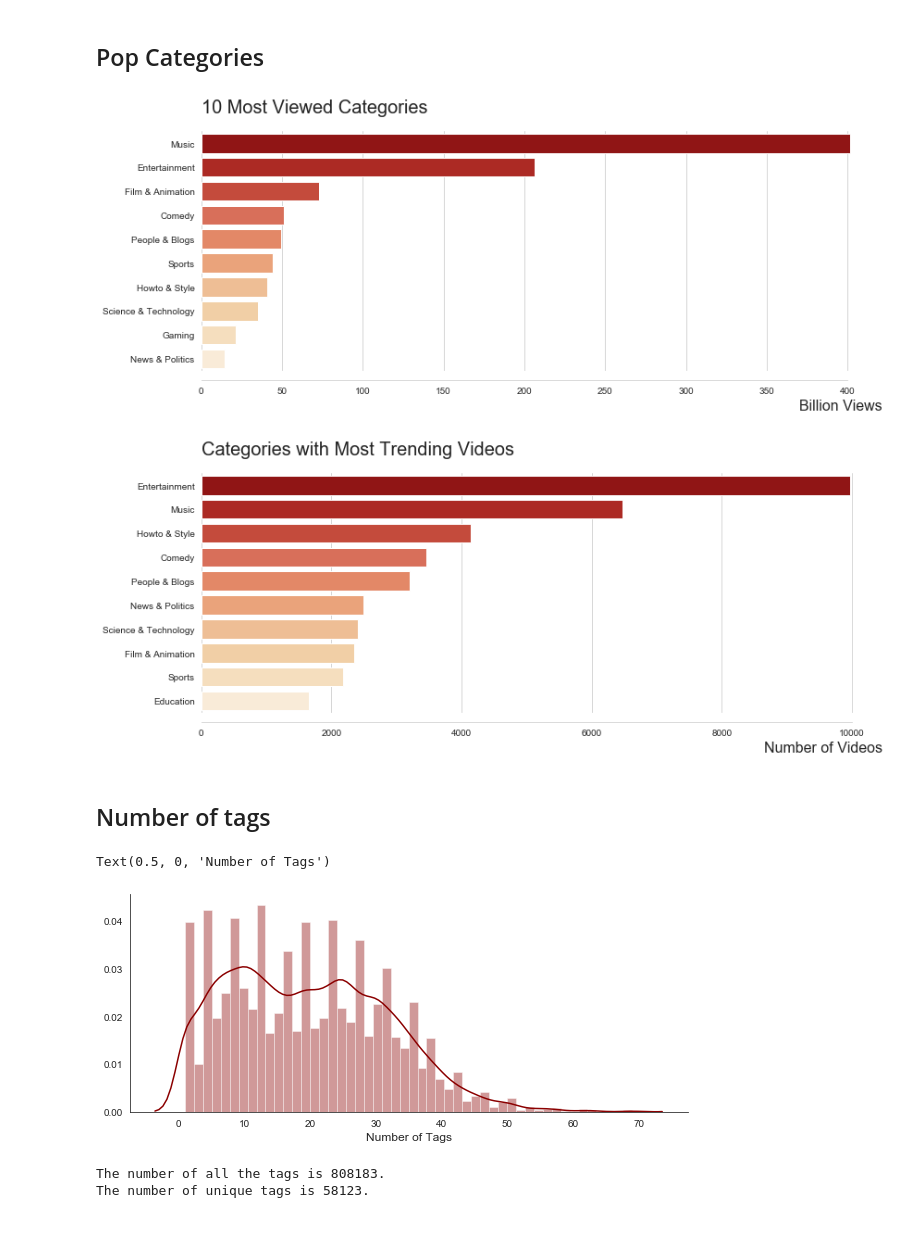
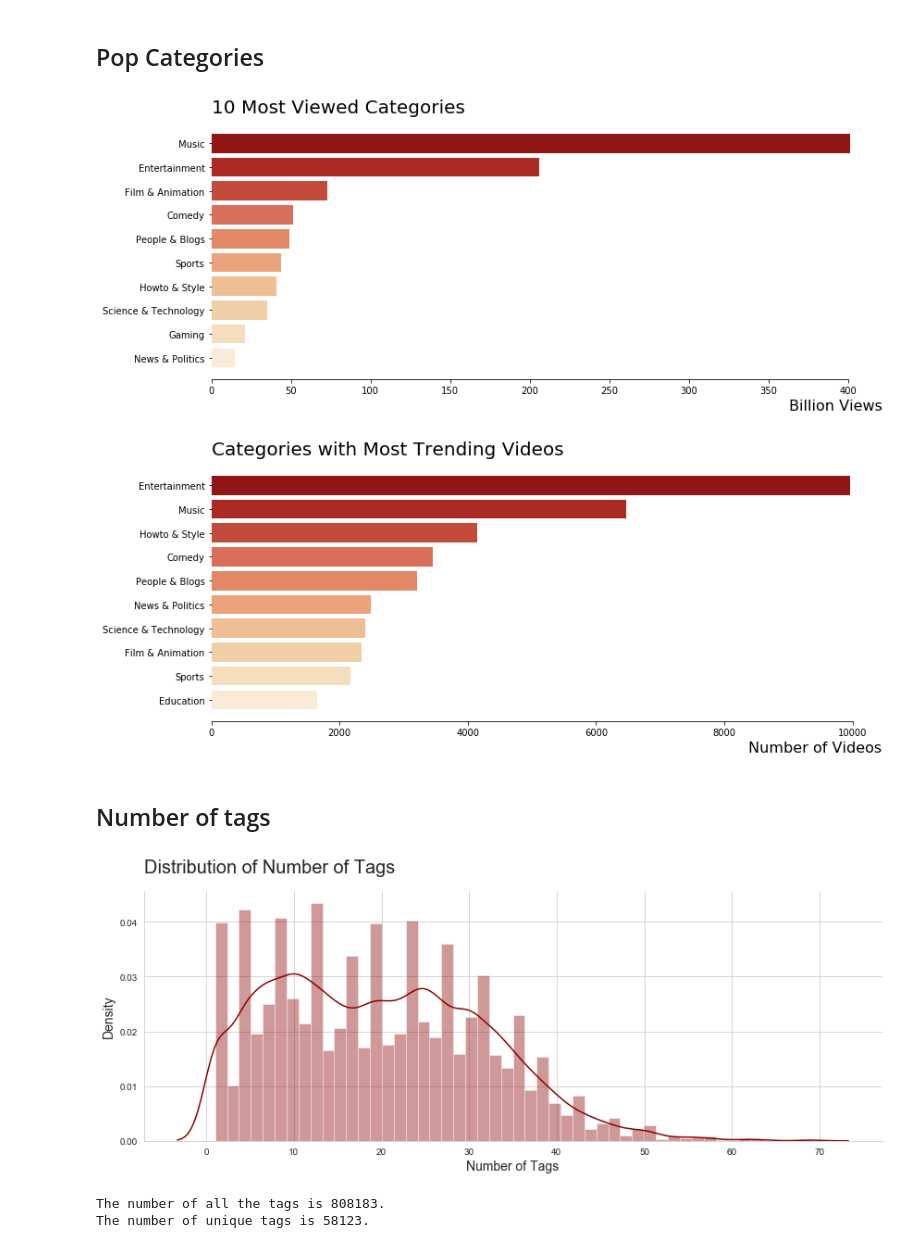
Before and after one commit to ZhaoyiW/YouTube-Trending-Video-Analysis, a Jupyter notebook: DataCleaning.ipynb, the cells around one changed output. Cells and saved outputs as stored; diff of their text form; code cells hidden in the pictures.

```diff
--- a/DataCleaning.ipynb
+++ b/DataCleaning.ipynb
@@ -53,6 +46,8 @@ df = pd.merge(df_videos, category, on = 'category_id', how = 'inner')
 # %%
+# change trending_date to datetime
+df['trending_date'] = pd.to_datetime(df['trending_date'], format='%y.%d.%m')
 # add publish_date
-df.publish_date = df.publish_time.replace(r'T.*', '', regex=True)
+df['publish_date'] = df['publish_time'].replace(r'T.*', '', regex=True)
 df['publish_date'] = pd.to_datetime(df.publish_date, format='%Y-%m-%d')
 # add trending_delta (days between publishing and trending)
 df['trending_delta'] = (df['trending_date'] - df['publish_date']).dt.days
@@ -194,9 +180,9 @@ sns.despine(offset=10, trim=True, left = True)
 
 # save the plot as pdf
 plt.tight_layout()
-plt.savefig('img/pop_categories.pdf')
+#plt.savefig('img/pop_categories.pdf')
 # %% [output]
-[figure, old version]
+[figure, new version]
 # %%
 # create a dataframe with top 30 most popular channels
 pop_categories = df.groupby('category').size().reset_index(name='n_videos').sort_values('n_videos', ascending=False).head(10)
@@ -211,21 +197,26 @@ sns.despine(offset=10, trim=True, left = True)
 
 # save the plot as pdf
 plt.tight_layout()
-plt.savefig('img/prdct_categories.pdf')
+#plt.savefig('img/prdct_categories.pdf')
 # %% [output]
-[figure, old version]
+[figure, new version]
 # %% [markdown]
 ## Number of tags
 # %%
 # distribution plot of number of tags
-fig, ax = plt.subplots(figsize=(10,4))
-sns.set_style("white")
+fig, ax = plt.subplots(figsize=(12,5))
+sns.set_style("whitegrid")
 sns.despine()
 ax = sns.distplot(df['n_tags'], color="darkred")
-plt.xlabel('Number of Tags', fontsize=12)
+plt.xlabel('Number of Tags', fontsize=14)
+plt.ylabel('Density', fontsize=14)
+plt.title('Distribution of Number of Tags', fontsize=20, loc='left', pad=20)
+
+# save the plot as pdf
+plt.tight_layout()
+plt.savefig('img/tags_dist.pdf')
 # %% [output]
-Text(0.5, 0, 'Number of Tags')
-[figure, old version]
+[figure, new version]
 # %%
 # create a list for all the tags
 tags_list = []
```
Also changed, not shown: parts of 14 cells of this notebook, 6 other files.
